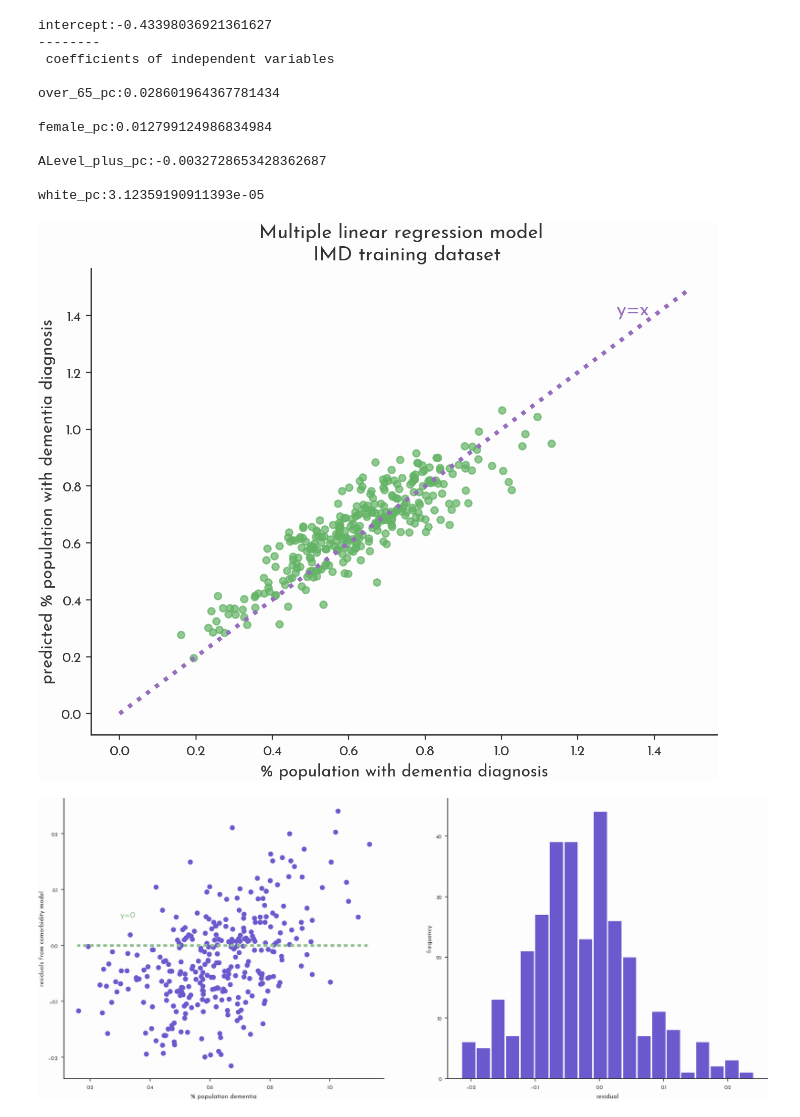
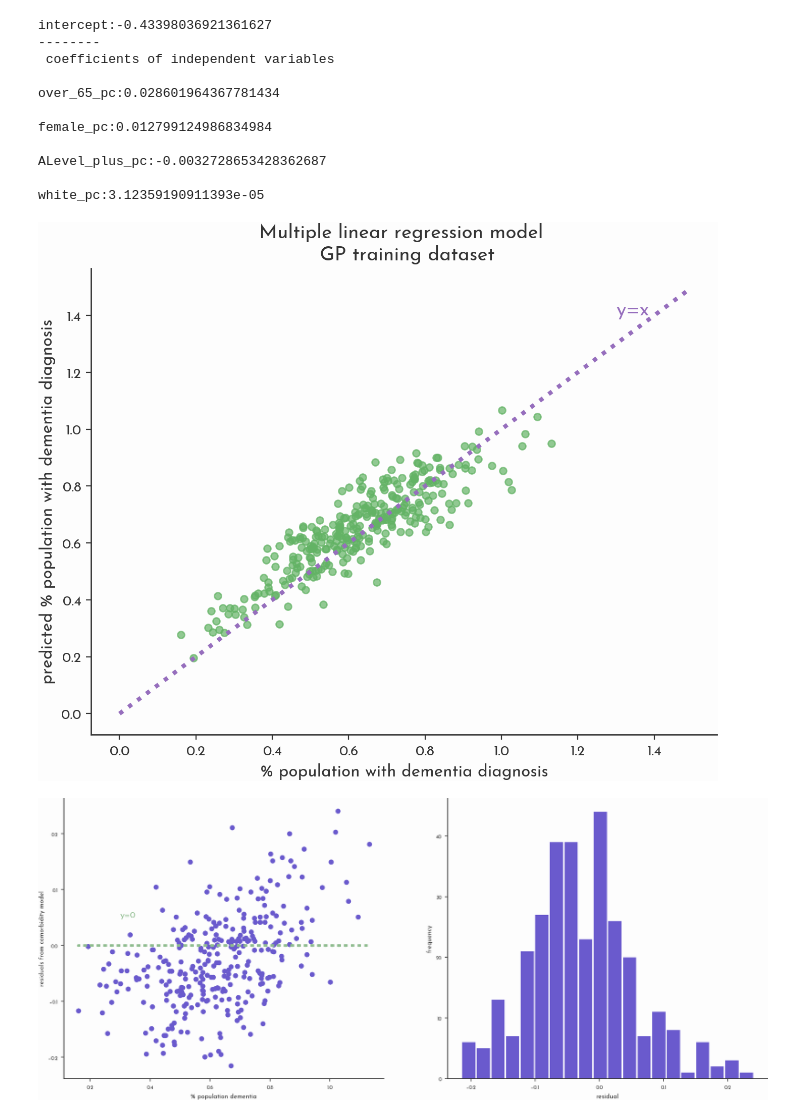
Before and after one commit to Bea-Taylor/DifDem_inequalities, a Jupyter notebook: nbs/core/04b_regression_model_trained_IMD.ipynb, the cells around one changed output. Cells and saved outputs as stored; diff of their text form; code cells hidden in the pictures.

```diff
--- a/nbs/core/04b_regression_model_trained_IMD.ipynb
+++ b/nbs/core/04b_regression_model_trained_IMD.ipynb
@@ -248,19 +250,18 @@ white_pc:3.12359190911393e-05
 # %%
 # comparison between true diagnosis value, and the value predicted by the multiple linear regression model
 
 plt.figure(figsize=(8,6), dpi=200)
 plt.plot(np.arange(0, 1.5, 0.01), np.arange(0, 1.5, 0.01), ':', color='xkcd:deep lilac')
 plt.scatter(y_test_all, y_pred_all_GP, color='xkcd:boring green', alpha=0.7)
 plt.xlabel('% population with dementia diagnosis', fontsize=12)
 plt.ylabel('predicted % population with dementia diagnosis', fontsize=12)
 plt.xticks(fontsize=10)
 plt.yticks(fontsize=10)
-plt.title('Multiple linear regression model \n IMD training dataset', fontsize=14)
+plt.title('Multiple linear regression model \n GP training dataset', fontsize=14)
 plt.text(1.3, 1.4, r'y=x', fontsize=14, color='xkcd:deep lilac')
-plt.savefig(const.figs_path+'/IMD_linear_reg_scatter_plt.png')
 plt.show()
 # %% [output]
-[figure, old version]
+[figure, new version]
 # %%
 plt.subplots(nrows=1, ncols= 2, figsize = (15,6))
 
```
Also changed, not shown: parts of 2 cells of this notebook, 3 other files.
